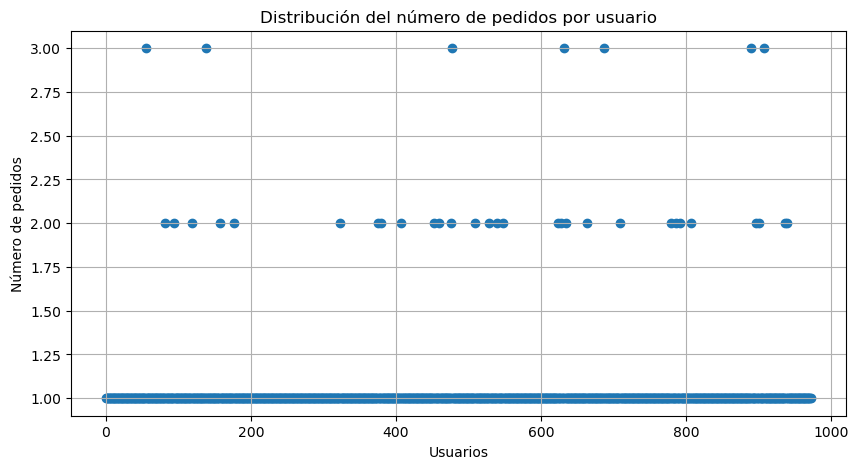
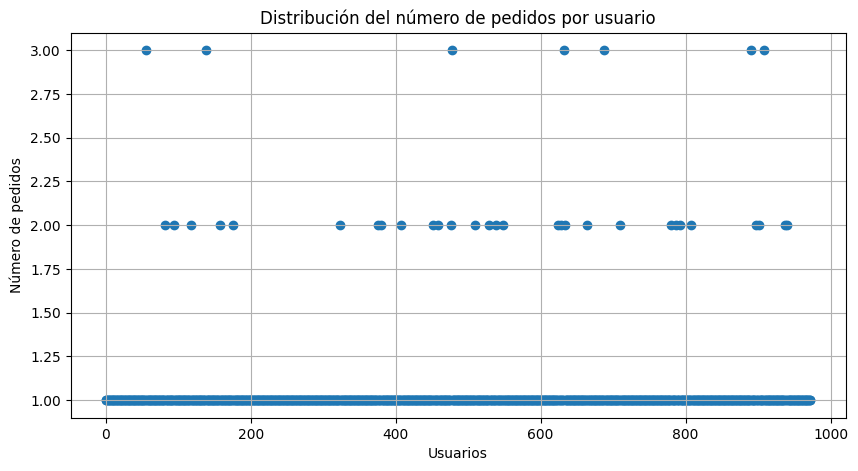
Unified diff of the notebook cell whose output changed from the first chart to the second:
--- before
+++ after
@@ -22,4 +22,5 @@
 plt.xlabel('Usuarios')
 plt.grid(True)
+plt.savefig('images/06_outliers_pedidos_por_usuario.png', dpi=150, bbox_inches='tight')  # Guardar la figura en la carpeta 'images'
 plt.show()
 

Commit: feat: Editar gráfico para mayor interpretación